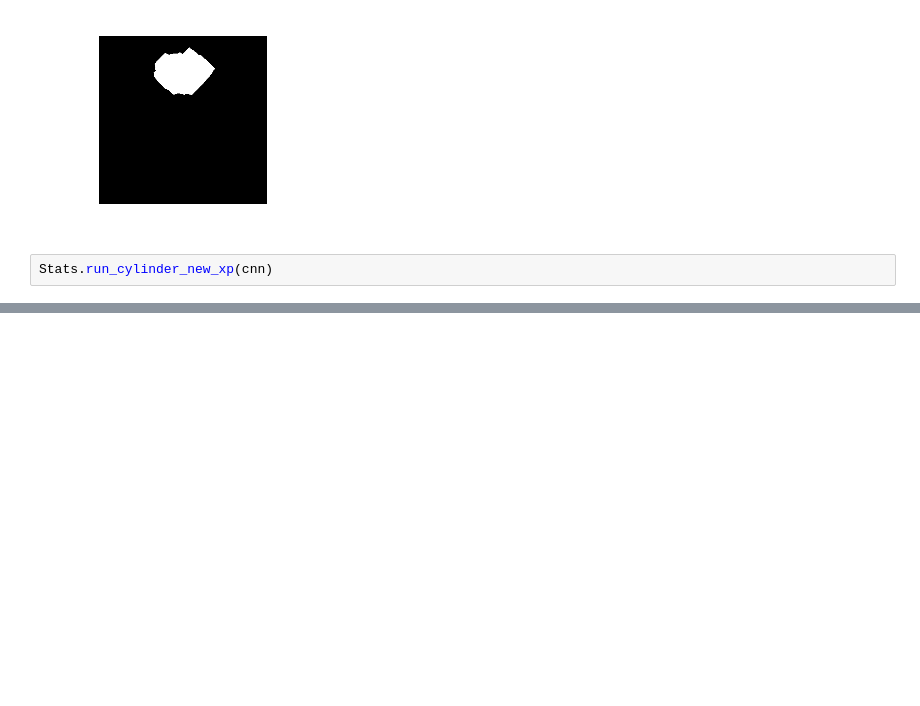
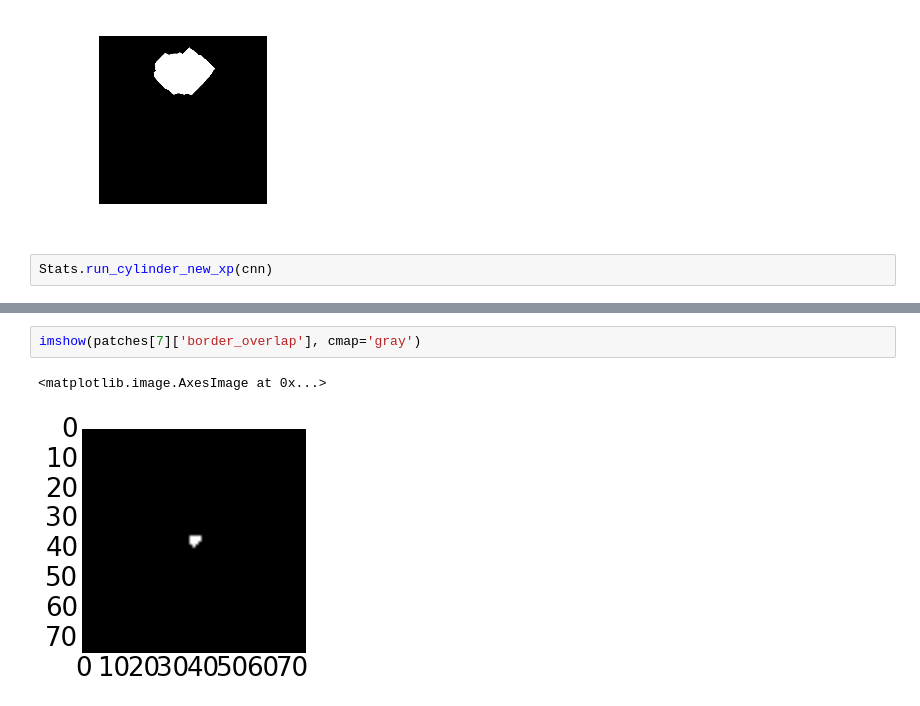
Before and after one commit to SrutiBh/mlproof, a Jupyter notebook: CNN_STATS14.ipynb, the cells around one changed output, grey strips where cells are left out. Drawn from its saved outputs; the diff is of its cells as text; blank space fills up the shorter version.

```diff
--- a/CNN_STATS14.ipynb
+++ b/CNN_STATS14.ipynb
@@ -67,0 +87,5 @@ Stats.run_cylinder_new_xp(cnn)
+# %%
+imshow(patches[7]['border_overlap'], cmap='gray')
+# %% [output]
+<matplotlib.image.AxesImage at 0x...>
+[figure, added]
```
Also changed, not shown: parts of 20 cells of this notebook, 2 other files.
